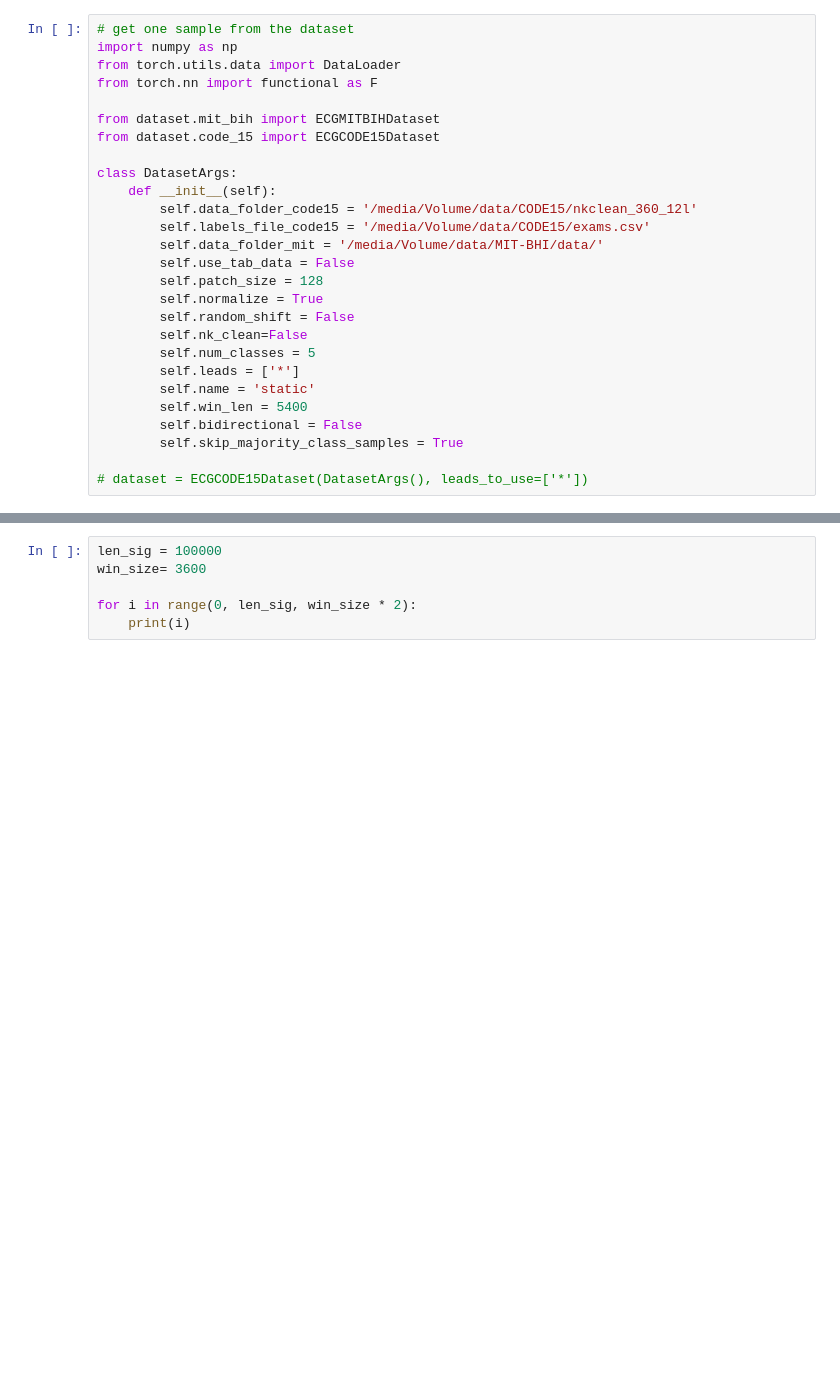
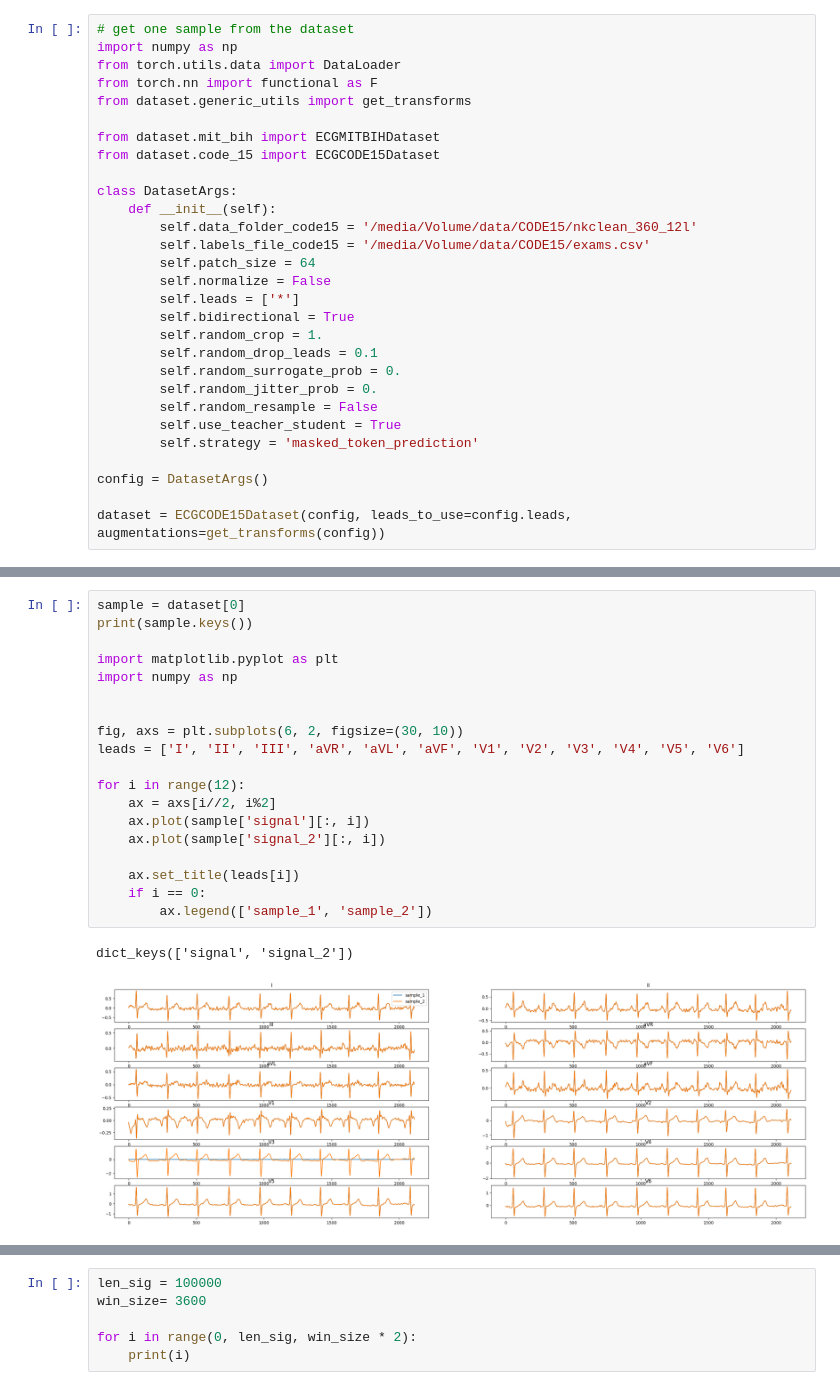
Before and after one commit to Lobster1911/bench-xecg-indian-benchmark, a Jupyter notebook: test.ipynb, the cells around one changed output, grey strips where cells are left out. Saved outputs shown, nothing was run; the diff lists cells and outputs as text; blank space fills up the shorter version.

```diff
--- a/test.ipynb
+++ b/test.ipynb
@@ -3,6 +3,7 @@
 import numpy as np
 from torch.utils.data import DataLoader
 from torch.nn import functional as F
+from dataset.generic_utils import get_transforms
 
 from dataset.mit_bih import ECGMITBIHDataset
 from dataset.code_15 import ECGCODE15Dataset
@@ -11,17 +12,18 @@ class DatasetArgs:
     def __init__(self):
         self.data_folder_code15 = '/media/Volume/data/CODE15/nkclean_360_12l'
         self.labels_file_code15 = '/media/Volume/data/CODE15/exams.csv'
-        self.data_folder_mit = '/media/Volume/data/MIT-BHI/data/'
-        self.use_tab_data = False
-        self.patch_size = 128
-        self.normalize = True
-        self.random_shift = False
-        self.nk_clean=False
-        self.num_classes = 5
+        self.patch_size = 64
+        self.normalize = False
         self.leads = ['*']
-        self.name = 'static'
-        self.win_len = 5400
-        self.bidirectional = False
-        self.skip_majority_class_samples = True
+        self.bidirectional = True
+        self.random_crop = 1.
+        self.random_drop_leads = 0.1
+        self.random_surrogate_prob = 0.
+        self.random_jitter_prob = 0.
+        self.random_resample = False
+        self.use_teacher_student = True
+        self.strategy = 'masked_token_prediction'
 
-# dataset = ECGCODE15Dataset(DatasetArgs(), leads_to_use=['*'])
+config = DatasetArgs()
+
+dataset = ECGCODE15Dataset(config, leads_to_use=config.leads, augmentations=get_transforms(config))
@@ -61,0 +48,22 @@ tensor([[ 0.0979,  0.1943,  0.2256,  0.4363],
+# %%
+sample = dataset[0]
+print(sample.keys())
+
+import matplotlib.pyplot as plt
+import numpy as np
+
+
+fig, axs = plt.subplots(6, 2, figsize=(30, 10))
+leads = ['I', 'II', 'III', 'aVR', 'aVL', 'aVF', 'V1', 'V2', 'V3', 'V4', 'V5', 'V6']
+
+for i in range(12):
+    ax = axs[i//2, i%2]
+    ax.plot(sample['signal'][:, i])
+    ax.plot(sample['signal_2'][:, i])
+
+    ax.set_title(leads[i])
+    if i == 0:
+        ax.legend(['sample_1', 'sample_2'])
+# %% [output]
+dict_keys(['signal', 'signal_2'])
+[figure, added]
```
Also changed, not shown: parts of 3 cells of this notebook, 5 other files.
